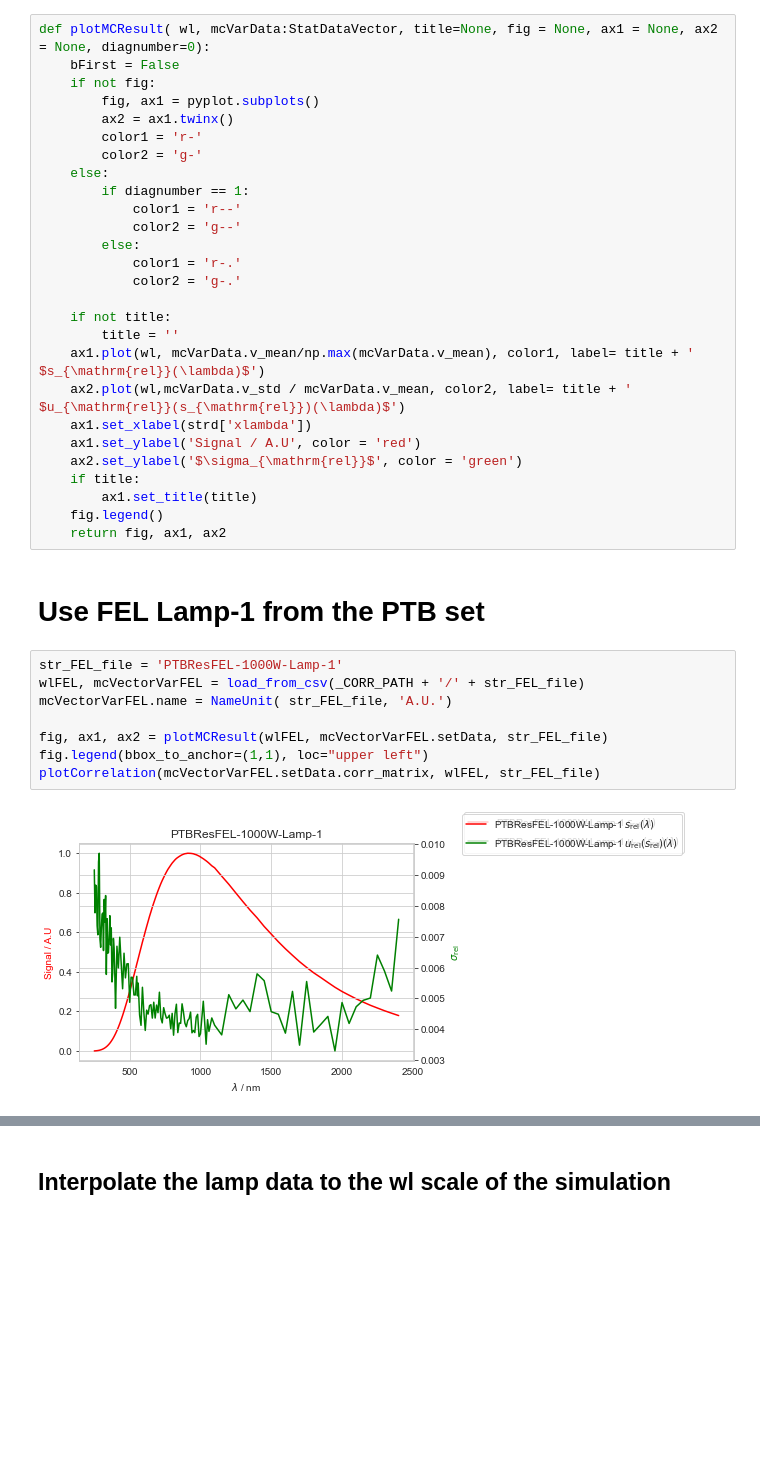
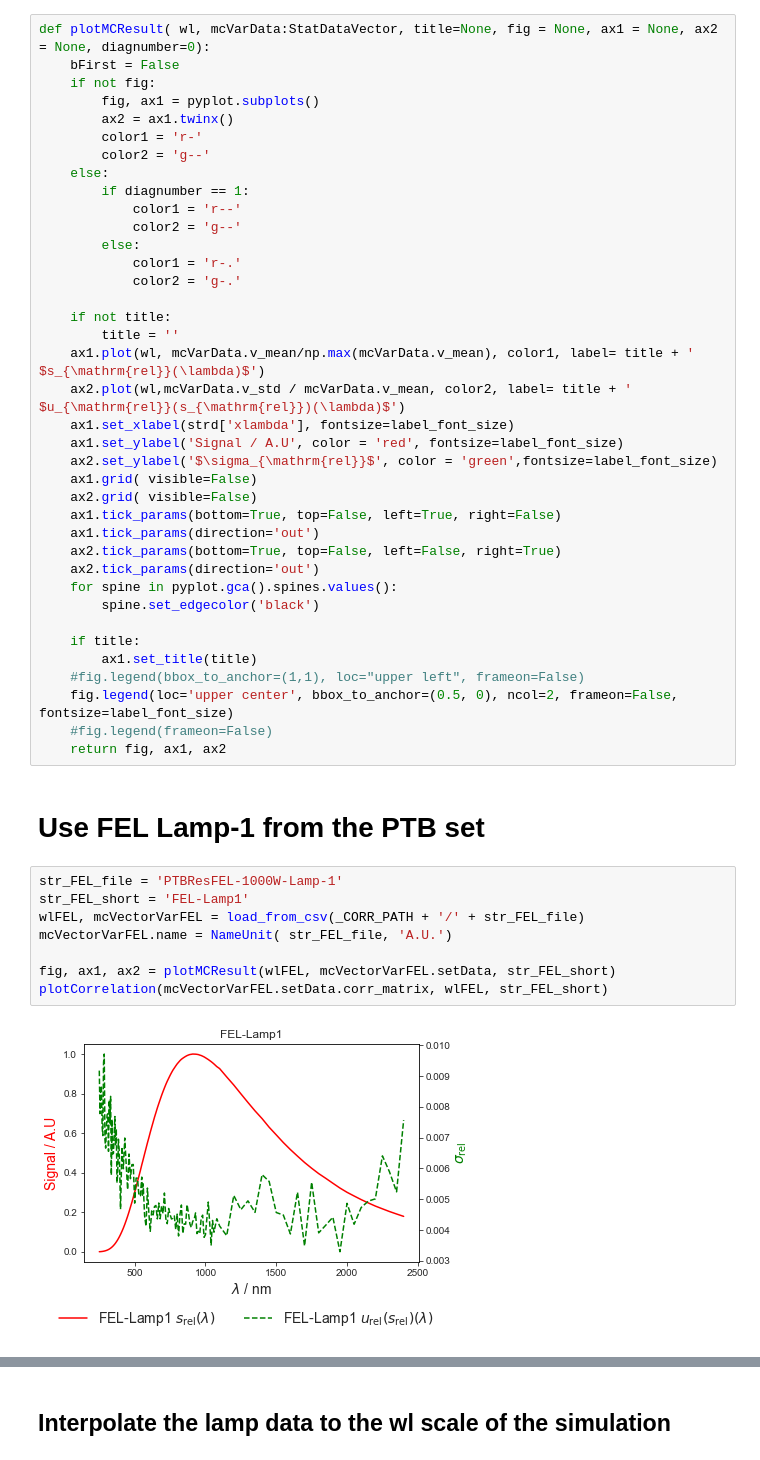
Before and after one commit to empir19nrm02/empir19nrm02, a Jupyter notebook: empir19nrm02/Jupyter/NewRad2023.ipynb, the cells around one changed output, grey strips where cells are left out. Cells and saved outputs as stored; diff of their text form; blank space fills up the shorter version.

```diff
--- a/empir19nrm02/Jupyter/NewRad2023.ipynb
+++ b/empir19nrm02/Jupyter/NewRad2023.ipynb
@@ -162,7 +171,7 @@ def plotMCResult( wl, mcVarData:StatDataVector, title=None, fig = None, ax1 = No
         fig, ax1 = pyplot.subplots()
         ax2 = ax1.twinx()
         color1 = 'r-'
-        color2 = 'g-'
+        color2 = 'g--'
     else:
         if diagnumber == 1:
             color1 = 'r--'
@@ -175,22 +184,33 @@ def plotMCResult( wl, mcVarData:StatDataVector, title=None, fig = None, ax1 = No
         title = ''
     ax1.plot(wl, mcVarData.v_mean/np.max(mcVarData.v_mean), color1, label= title + ' $s_{\mathrm{rel}}(\lambda)$')
     ax2.plot(wl,mcVarData.v_std / mcVarData.v_mean, color2, label= title + ' $u_{\mathrm{rel}}(s_{\mathrm{rel}})(\lambda)$')
-    ax1.set_xlabel(strd['xlambda'])
-    ax1.set_ylabel('Signal / A.U', color = 'red')
-    ax2.set_ylabel('$\sigma_{\mathrm{rel}}$', color = 'green')
+    ax1.set_xlabel(strd['xlambda'], fontsize=label_font_size)
+    ax1.set_ylabel('Signal / A.U', color = 'red', fontsize=label_font_size)
+    ax2.set_ylabel('$\sigma_{\mathrm{rel}}$', color = 'green',fontsize=label_font_size)
+    ax1.grid( visible=False)
+    ax2.grid( visible=False)
+    ax1.tick_params(bottom=True, top=False, left=True, right=False)
+    ax1.tick_params(direction='out')
+    ax2.tick_params(bottom=True, top=False, left=False, right=True)
+    ax2.tick_params(direction='out')
+    for spine in pyplot.gca().spines.values():
+        spine.set_edgecolor('black')
+
     if title:
         ax1.set_title(title)
-    fig.legend()
+    #fig.legend(bbox_to_anchor=(1,1), loc="upper left", frameon=False)
+    fig.legend(loc='upper center', bbox_to_anchor=(0.5, 0), ncol=2, frameon=False, fontsize=label_font_size)
+    #fig.legend(frameon=False)
     return fig, ax1, ax2
 # %% [markdown]
 # Use FEL Lamp-1 from the PTB set
 # %%
 str_FEL_file = 'PTBResFEL-1000W-Lamp-1'
+str_FEL_short = 'FEL-Lamp1'
 wlFEL, mcVectorVarFEL = load_from_csv(_CORR_PATH + '/' + str_FEL_file)
 mcVectorVarFEL.name = NameUnit( str_FEL_file, 'A.U.')
 
-fig, ax1, ax2 = plotMCResult(wlFEL, mcVectorVarFEL.setData, str_FEL_file)
-fig.legend(bbox_to_anchor=(1,1), loc="upper left")
-plotCorrelation(mcVectorVarFEL.setData.corr_matrix, wlFEL, str_FEL_file)
+fig, ax1, ax2 = plotMCResult(wlFEL, mcVectorVarFEL.setData, str_FEL_short)
+plotCorrelation(mcVectorVarFEL.setData.corr_matrix, wlFEL, str_FEL_short)
 # %% [output]
-[figure, old version]
+[figure, new version]
```
Also changed, not shown: parts of 26 cells of this notebook.
